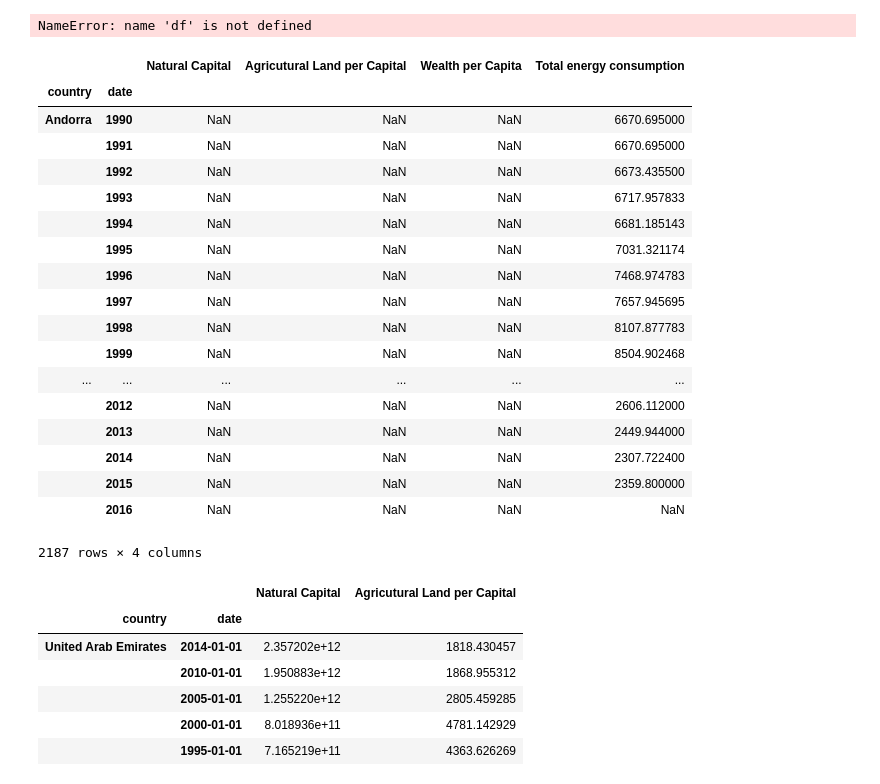
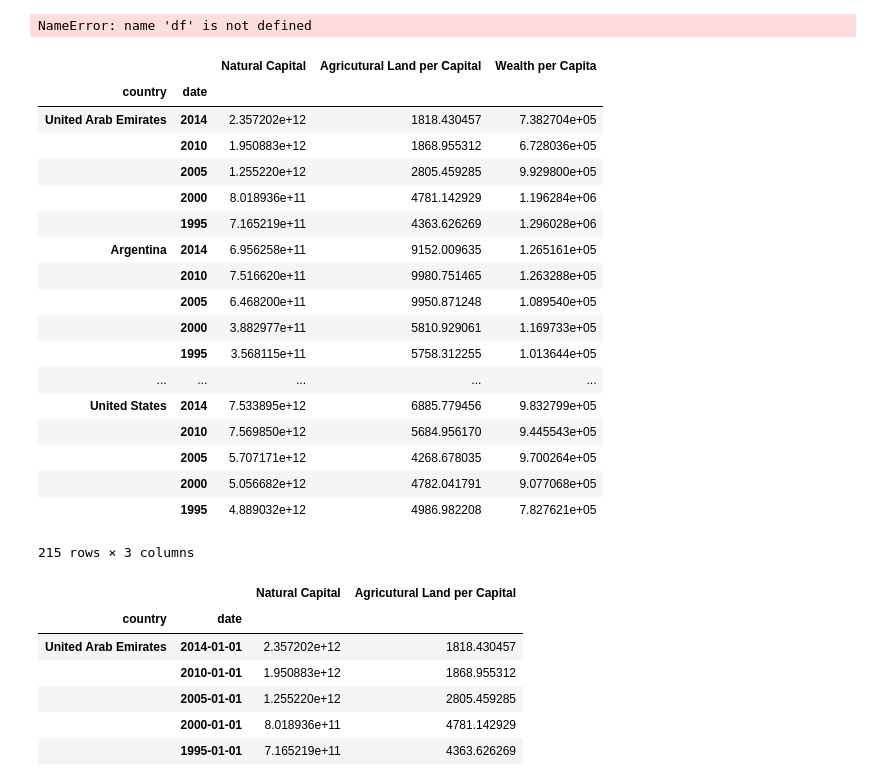
Before and after one commit to Danfurm/Climate_Resources, a Jupyter notebook: Resources.ipynb, the cells around one changed output. Saved outputs shown, nothing was run; the diff lists cells and outputs as text; code cells hidden in the pictures.

```diff
--- a/Resources.ipynb
+++ b/Resources.ipynb
@@ -117,29 +117,29 @@ df
 NameError: name 'df' is not defined
 # %%
 countries = [i['id'] for i in wbdata.get_country(incomelevel="HIC", display=False)]
-indicators = {"NW.NCA.TO": "Natural Capital","NW.NCA.AGRI.PC": "Agricutural Land per Capital", "NW.TOW.PC": "Wealth per Capita","1.1_TOTAL.FINAL.ENERGY.CONSUM": "Total energy consumption"}
+indicators = {"NW.NCA.TO": "Natural Capital","NW.NCA.AGRI.PC": "Agricutural Land per Capital", "NW.TOW.PC": "Wealth per Capita"}
 df_Nat_Cap = wbdata.get_dataframe(indicators, country=countries, convert_date=False)
 df_Nat_Cap
 # %% [output]
-|  |  | Natural Capital | Agricutural Land per Capital | Wealth per Capita | Total energy consumption |
-| country | date |  |  |  |  |
-| Andorra | 1990 | NaN | NaN | NaN | 6670.695000 |
-|  | 1991 | NaN | NaN | NaN | 6670.695000 |
-|  | 1992 | NaN | NaN | NaN | 6673.435500 |
-|  | 1993 | NaN | NaN | NaN | 6717.957833 |
-|  | 1994 | NaN | NaN | NaN | 6681.185143 |
-|  | 1995 | NaN | NaN | NaN | 7031.321174 |
-|  | 1996 | NaN | NaN | NaN | 7468.974783 |
-|  | 1997 | NaN | NaN | NaN | 7657.945695 |
-|  | 1998 | NaN | NaN | NaN | 8107.877783 |
-|  | 1999 | NaN | NaN | NaN | 8504.902468 |
-| ... | ... | ... | ... | ... | ... |
-|  | 2012 | NaN | NaN | NaN | 2606.112000 |
-|  | 2013 | NaN | NaN | NaN | 2449.944000 |
-|  | 2014 | NaN | NaN | NaN | 2307.722400 |
-|  | 2015 | NaN | NaN | NaN | 2359.800000 |
-|  | 2016 | NaN | NaN | NaN | NaN |
+|  |  | Natural Capital | Agricutural Land per Capital | Wealth per Capita |
+| country | date |  |  |  |
+| United Arab Emirates | 2014 | 2.357202e+12 | 1818.430457 | 7.382704e+05 |
+|  | 2010 | 1.950883e+12 | 1868.955312 | 6.728036e+05 |
+|  | 2005 | 1.255220e+12 | 2805.459285 | 9.929800e+05 |
+|  | 2000 | 8.018936e+11 | 4781.142929 | 1.196284e+06 |
+|  | 1995 | 7.165219e+11 | 4363.626269 | 1.296028e+06 |
+| Argentina | 2014 | 6.956258e+11 | 9152.009635 | 1.265161e+05 |
+|  | 2010 | 7.516620e+11 | 9980.751465 | 1.263288e+05 |
+|  | 2005 | 6.468200e+11 | 9950.871248 | 1.089540e+05 |
+|  | 2000 | 3.882977e+11 | 5810.929061 | 1.169733e+05 |
+|  | 1995 | 3.568115e+11 | 5758.312255 | 1.013644e+05 |
+| ... | ... | ... | ... | ... |
+| United States | 2014 | 7.533895e+12 | 6885.779456 | 9.832799e+05 |
+|  | 2010 | 7.569850e+12 | 5684.956170 | 9.445543e+05 |
+|  | 2005 | 5.707171e+12 | 4268.678035 | 9.700264e+05 |
+|  | 2000 | 5.056682e+12 | 4782.041791 | 9.077068e+05 |
+|  | 1995 | 4.889032e+12 | 4986.982208 | 7.827621e+05 |
-2187 rows × 4 columns
+215 rows × 3 columns
 # %%
 df_Nat_Cap.reindex(labels=None, index=None, columns=None, method=None, copy=True, level=None, limit=None, tolerance=None)
 # %% [output]
```
Also changed, not shown: 1 other file.
